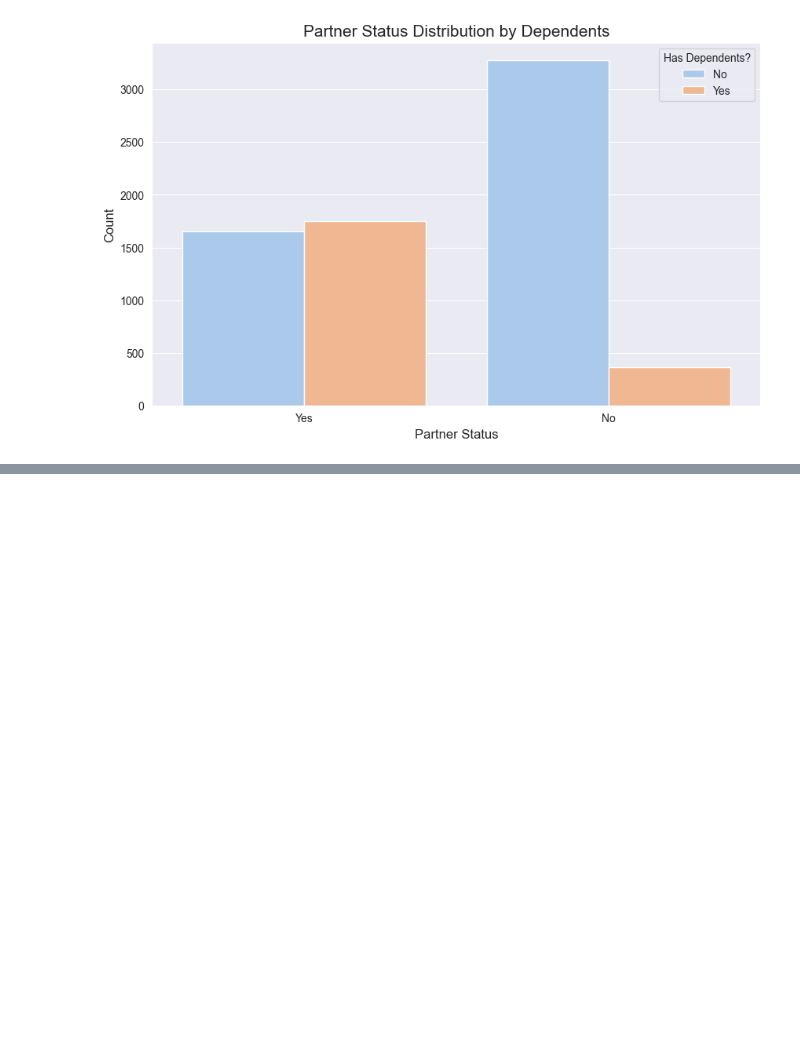
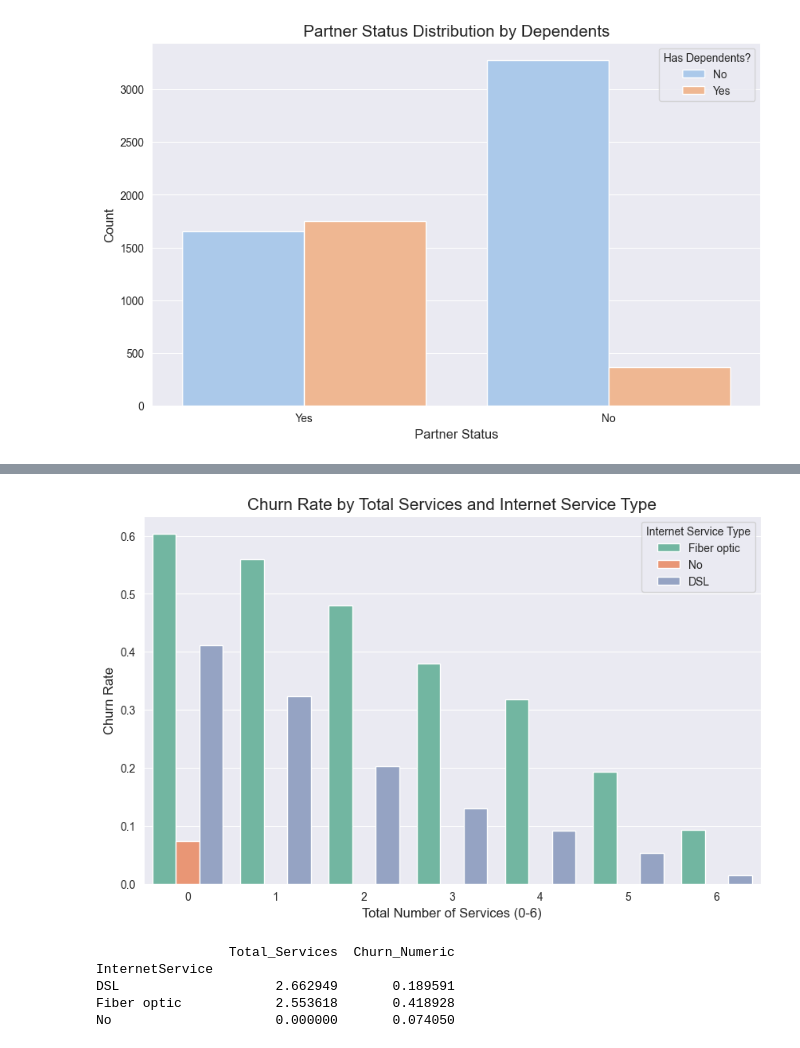
Before and after one commit to Md-Shahzaib-Raza/Customer-Segmentation-Churn-Analysis, a Jupyter notebook: notebooks/01_eda_and_cleaning.ipynb, the cells around one changed output, grey strips where cells are left out. Saved outputs shown, nothing was run; the diff lists cells and outputs as text; code cells hidden in the pictures; blank space fills up the shorter version.

```diff
--- a/notebooks/01_eda_and_cleaning.ipynb
+++ b/notebooks/01_eda_and_cleaning.ipynb
@@ -160,0 +215,32 @@ plt.show()
+# %%
+# Create the feature
+vas_columns = ['OnlineSecurity', 'OnlineBackup', 'DeviceProtection',
+               'TechSupport', 'StreamingTV', 'StreamingMovies']
+
+df['Total_Services'] = (df[vas_columns] == 'Yes').sum(axis=1)
+df['Churn_Numeric'] = df['Churn'].map({'Yes': 1, 'No': 0})
+plt.figure(figsize=(10,6))
+sns.barplot(data=df, x='Total_Services', y='Churn_Numeric', hue='InternetService', ci=None, palette='Set2')
+plt.title("Churn Rate by Total Services and Internet Service Type", fontsize=15)
+plt.xlabel("Total Number of Services (0-6)", fontsize=12)
+plt.ylabel("Churn Rate", fontsize=12)
+plt.legend(title='Internet Service Type')
+
+plt.savefig(os.path.join(output_dir,"Churn_Rate_by_Total_Services.png"), dpi=300,bbox_inches='tight')
+plt.show()
+# %% [output]
+[figure, added]
+# %%
+# This proves that Fiber users actually buy MORE services,
+# yet they still churn more! This is a huge business insight.
+analysis = df.groupby('InternetService').agg({
+    'Total_Services': 'mean',
+    'Churn_Numeric': 'mean'
+})
+print(analysis)
+# %% [output]
+                 Total_Services  Churn_Numeric
+InternetService
+DSL                    2.662949       0.189591
+Fiber optic            2.553618       0.418928
+No                     0.000000       0.074050
```
Also changed, not shown: parts of 3 cells of this notebook, 3 other files.
